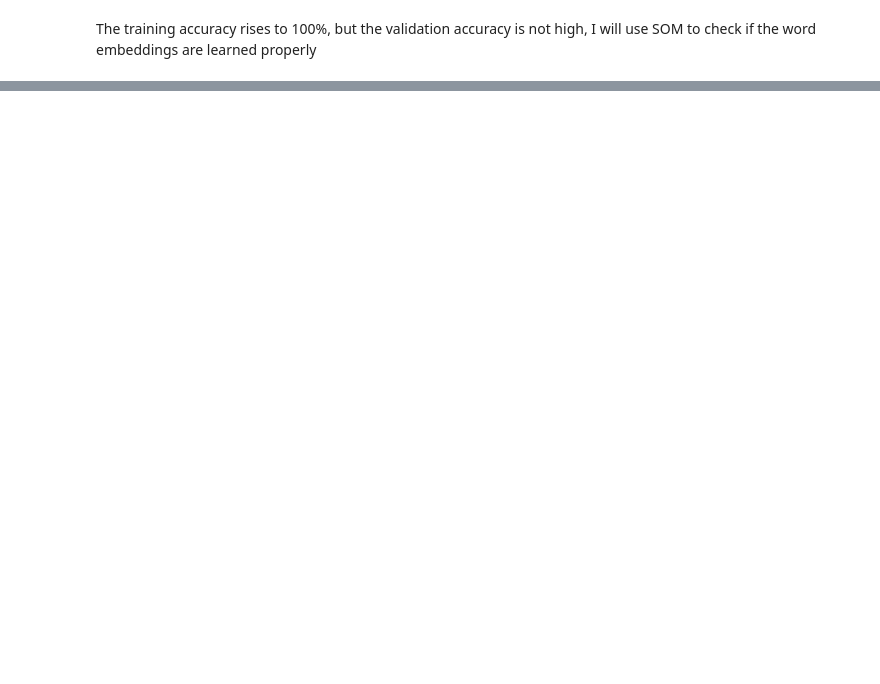
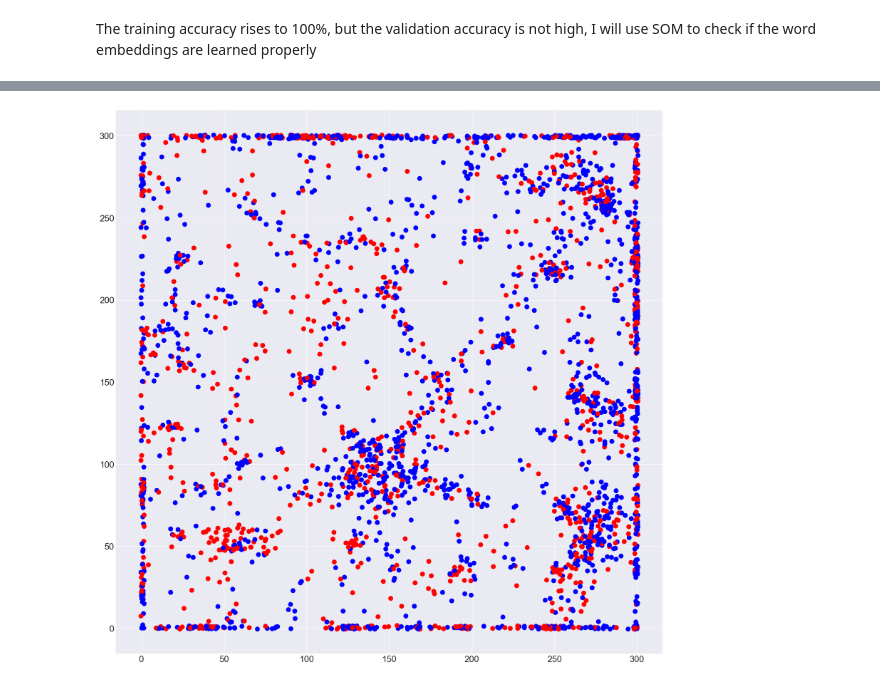
Before and after one commit to mqwen24/CS443_Projects, a Jupyter notebook: p4/project4.ipynb, the cells around one changed output, grey strips where cells are left out. Drawn from its saved outputs; the diff is of its cells as text; code cells hidden in the pictures; blank space fills up the shorter version.

Commit message:
remove standardization and plot more points on the word cloud

```diff
--- a/p4/project4.ipynb
+++ b/p4/project4.ipynb
@@ -218,7 +218,3 @@ x = skipgram.get_all_word_vectors(word2ind,unique_words)
 y = np.array(class_labels)
 # %% [markdown]
 normalize all the data
-# %%
-x_train = standardize_dataset(x_train)
-x_test = standardize_dataset(x_test)
-x = standardize_dataset(x)
@@ -269,8 +319,7 @@ mlp_for_email_prediction.predict_email(corpus_list_test,y_labels,mlp_net,skipgra
 # %% [markdown]
 The training accuracy rises to 100%, but the validation accuracy is not high, I will use SOM to check if the word embeddings are learned properly
 # %%
-num_words_to_visualize = 100
-
+num_words_to_visualize = 3000
 word_inds = np.random.choice(len(unique_words), size=num_words_to_visualize, replace=False)
 word_vecs = x[word_inds,:]
 word_strings = np.array(unique_words)[word_inds]
@@ -282,9 +333,9 @@ print(word_vecs.shape,word_strings.shape)
 data = word_vecs / np.sqrt(np.sum(word_vecs**2,axis=1,keepdims=True))
 # %%
 # Your code here
-n_epochs = 200
+n_epochs = 150
 lr = 3
-som_sz = (100, 100)
+som_sz = (300, 300)
 sigma = 100
 n_features = data.shape[1]
 
@@ -296,19 +367,21 @@ imdb_som.fit(x = data, n_epochs=n_epochs, lr=lr, lr_decay=0.9999, sigma=sigma, s
 # %%
 from adjustText import adjust_text
 
 jitter = 1
 jitter_xy = np.random.uniform(low=-jitter, high=jitter, size=(num_words_to_visualize, 2))
 
 fig, ax = plt.subplots(figsize=(20, 20))
 colors = ['r', 'b']
 
 texts = []
 for i in range(num_words_to_visualize):
     bmu_pos = imdb_som.get_bmu(word_vecs[i])
     # jitter the placement of words so that they are less likely to plot ontop of each other
-    x = bmu_pos[0] + 0.5 + jitter_xy[i, 0]
-    y = bmu_pos[1] + 0.5 + jitter_xy[i, 1]
-    ax.scatter(x, y, s=80, c=colors[c[i]])
+    x_pos = bmu_pos[0] + 0.5 + jitter_xy[i, 0]
+    y_pos = bmu_pos[1] + 0.5 + jitter_xy[i, 1]
+    ax.scatter(x_pos, y_pos, s=80, c=colors[c[i]])
     # texts.append(ax.annotate(str(word_strings[i]), xy=(x, y), fontsize=30))
 # adjust_text(texts)
 plt.show()
+# %% [output]
+[figure, added]
```
Also changed, not shown: parts of 13 cells of this notebook, 1 other file.
